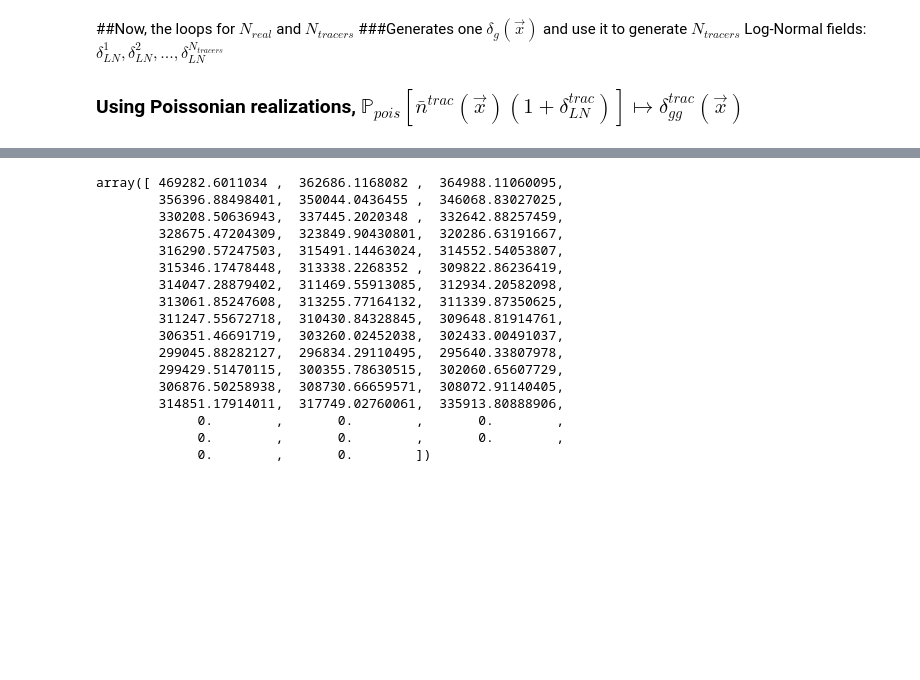
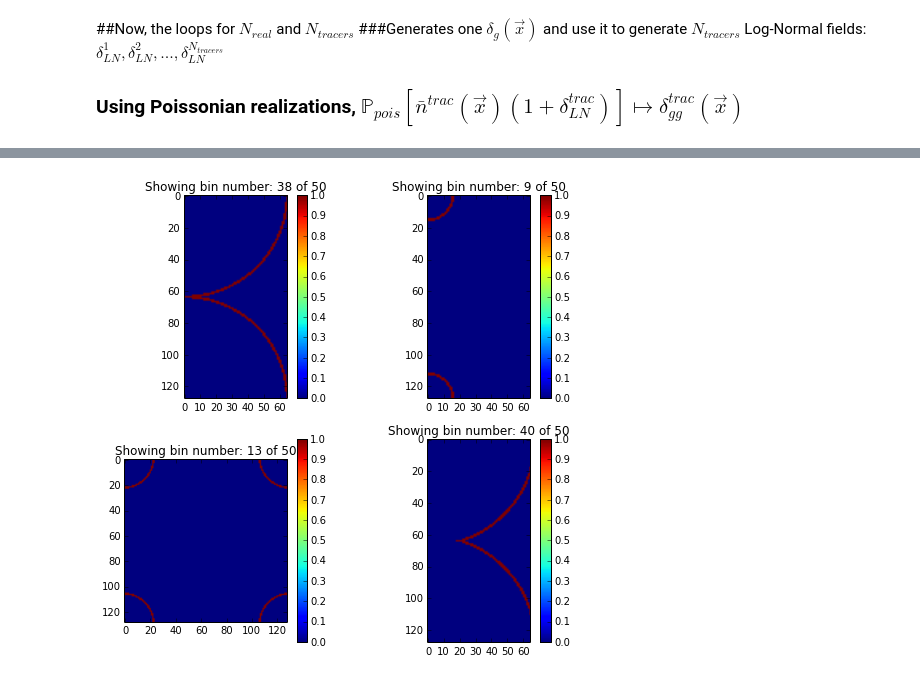
Before and after one commit to arthurmloureiro/pk_fkp, a Jupyter notebook: pk_fkp_notebook.ipynb, the cells around one changed output, grey strips where cells are left out. Drawn from its saved outputs; the diff is of its cells as text; code cells hidden in the pictures; blank space fills up the shorter version.

```diff
--- a/pk_fkp_notebook.ipynb
+++ b/pk_fkp_notebook.ipynb
@@ -196,26 +198,31 @@ fkp_stuff2 = fkpc.fkp_init(num_bins,n_bar_matrix[1],bias[1],cell_size,n_x,n_y,n_
 FKP2 = fkp_stuff2.fkp(N_r[1])
 P_data2 = fkp_stuff2.P_ret.real
 Sigma_data2 = fkp_stuff2.sigma.real
-# %%
-P_data2
-# %% [output]
-array([ 469282.6011034 ,  362686.1168082 ,  364988.11060095,
-        356396.88498401,  350044.0436455 ,  346068.83027025,
-        330208.50636943,  337445.2020348 ,  332642.88257459,
-        328675.47204309,  323849.90430801,  320286.63191667,
-        316290.57247503,  315491.14463024,  314552.54053807,
-        315346.17478448,  313338.2268352 ,  309822.86236419,
-        314047.28879402,  311469.55913085,  312934.20582098,
-        313061.85247608,  313255.77164132,  311339.87350625,
-        311247.55672718,  310430.84328845,  309648.81914761,
-        306351.46691719,  303260.02452038,  302433.00491037,
-        299045.88282127,  296834.29110495,  295640.33807978,
-        299429.51470115,  300355.78630515,  302060.65607729,
-        306876.50258938,  308730.66659571,  308072.91140405,
-        314851.17914011,  317749.02760061,  335913.80888906,
-             0.        ,       0.        ,       0.        ,
-             0.        ,       0.        ,       0.        ,
-             0.        ,       0.        ])
+# %%
+pl.figure("K bins",figsize=(8,8))
+pl.subplot(221)
+numb =np.random.random_integers(0,num_bins-1)
+pl.title("Showing bin number: " + str(numb) + " of " + str(num_bins))
+pl.imshow(M[numb,0,:,:])
+pl.colorbar()
+pl.subplot(222)
+numb =np.random.random_integers(0,num_bins-1)
+pl.title("Showing bin number: " + str(numb) + " of " + str(num_bins))
+pl.imshow(M[numb,:,0,:])
+pl.colorbar()
+pl.subplot(223)
+numb =np.random.random_integers(0,num_bins-1)
+pl.title("Showing bin number: " + str(numb) + " of " + str(num_bins))
+pl.imshow(M[numb,:,:,0])
+pl.colorbar()
+pl.subplot(224)
+numb =np.random.random_integers(0,num_bins-1)
+pl.title("Showing bin number: " + str(numb) + " of " + str(num_bins))
+pl.imshow(M[numb,0,:,:])
+pl.colorbar()
+pl.show()
+# %% [output]
+[figure, added]
 # %%
 pl.figure('P(k) zoom',figsize=(10,8))
 pl.loglog()
```
Also changed, not shown: parts of 7 cells of this notebook, 2 other files.
